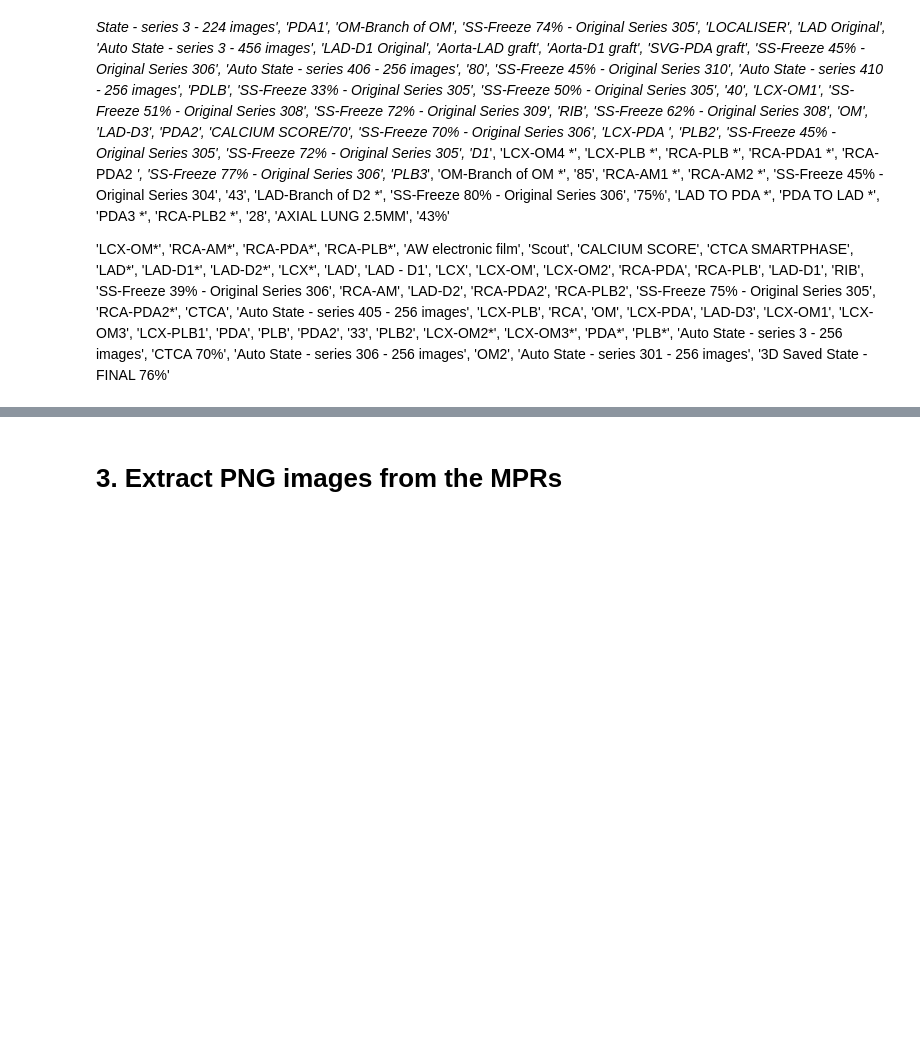
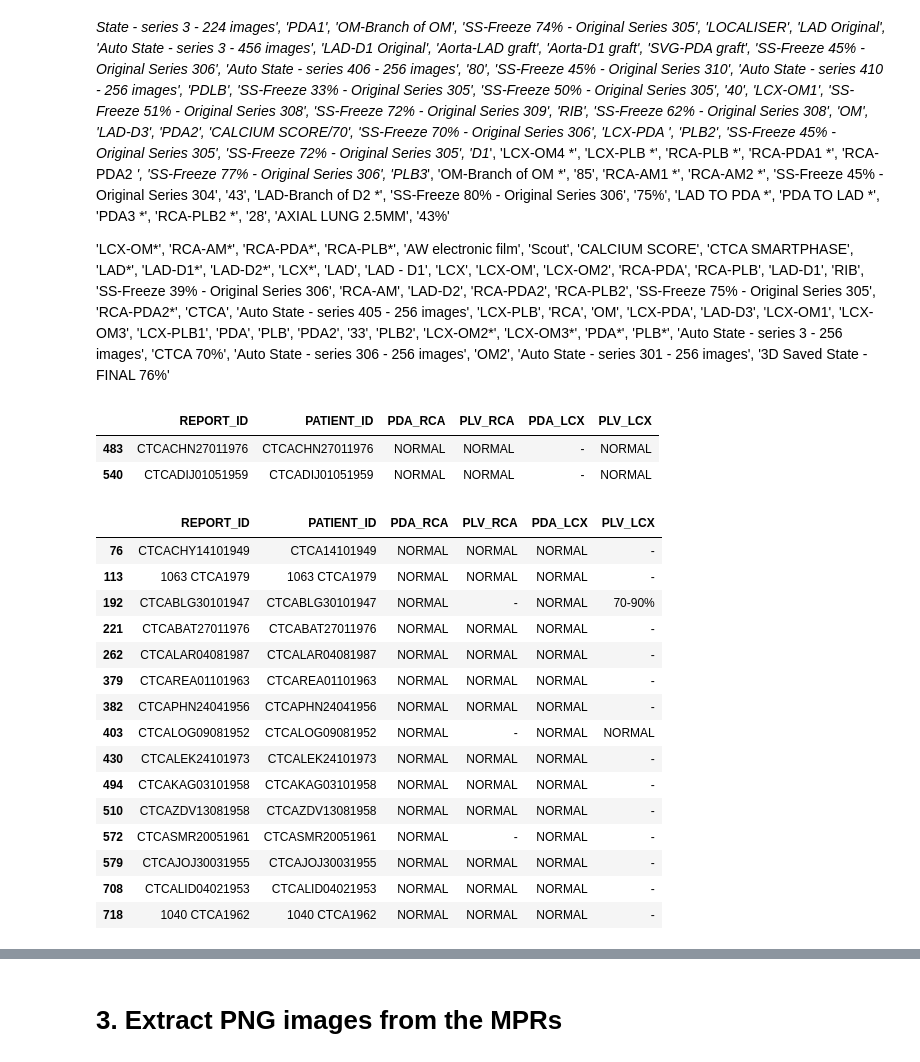
Before and after one commit to chrislee2012/CoronaryArteryStenosLevelClassification, a Jupyter notebook: notebooks/get_dataset_whole_process.ipynb, the cells around one changed output, grey strips where cells are left out. Cells and saved outputs as stored; diff of their text form; code cells hidden in the pictures; blank space fills up the shorter version.

```diff
--- a/notebooks/get_dataset_whole_process.ipynb
+++ b/notebooks/get_dataset_whole_process.ipynb
@@ -231,0 +248,33 @@ thrash, branch, aorta
+# %%
+PATH_TO_DATA = '/home/petryshak/CoronaryArteryPlaqueIdentification/data/all_branches/ONLY_MPR'
+PATH_TO_SAVE = r'D:\test\only_mprs'
+
+df2 = pd.read_excel('ExtractLabels/lad_rca_lcx.xlsx')
+
+df2.drop(['Unnamed: 0', 'LAD', 'D-1', 'D-2', 'D-3','RCA', 'LCX', 'OM', 'OM-1', 'OM-2', 'OM-3'],
+         axis=1, inplace=True)
+# %%
+df2[(df2.PLV_RCA != '-') &(df2.PLV_LCX !='-')]
+# %% [output]
+|  | REPORT_ID | PATIENT_ID | PDA_RCA | PLV_RCA | PDA_LCX | PLV_LCX |
+| 483 | CTCACHN27011976 | CTCACHN27011976 | NORMAL | NORMAL | - | NORMAL |
+| 540 | CTCADIJ01051959 | CTCADIJ01051959 | NORMAL | NORMAL | - | NORMAL |
+# %%
+df2[(df2.PDA_RCA != '-') &(df2.PDA_LCX !='-')]
+# %% [output]
+|  | REPORT_ID | PATIENT_ID | PDA_RCA | PLV_RCA | PDA_LCX | PLV_LCX |
+| 76 | CTCACHY14101949 | CTCA14101949 | NORMAL | NORMAL | NORMAL | - |
+| 113 | 1063 CTCA1979 | 1063 CTCA1979 | NORMAL | NORMAL | NORMAL | - |
+| 192 | CTCABLG30101947 | CTCABLG30101947 | NORMAL | - | NORMAL | 70-90% |
+| 221 | CTCABAT27011976 | CTCABAT27011976 | NORMAL | NORMAL | NORMAL | - |
+| 262 | CTCALAR04081987 | CTCALAR04081987 | NORMAL | NORMAL | NORMAL | - |
+| 379 | CTCAREA01101963 | CTCAREA01101963 | NORMAL | NORMAL | NORMAL | - |
+| 382 | CTCAPHN24041956 | CTCAPHN24041956 | NORMAL | NORMAL | NORMAL | - |
+| 403 | CTCALOG09081952 | CTCALOG09081952 | NORMAL | - | NORMAL | NORMAL |
+| 430 | CTCALEK24101973 | CTCALEK24101973 | NORMAL | NORMAL | NORMAL | - |
+| 494 | CTCAKAG03101958 | CTCAKAG03101958 | NORMAL | NORMAL | NORMAL | - |
+| 510 | CTCAZDV13081958 | CTCAZDV13081958 | NORMAL | NORMAL | NORMAL | - |
+| 572 | CTCASMR20051961 | CTCASMR20051961 | NORMAL | - | NORMAL | - |
+| 579 | CTCAJOJ30031955 | CTCAJOJ30031955 | NORMAL | NORMAL | NORMAL | - |
+| 708 | CTCALID04021953 | CTCALID04021953 | NORMAL | NORMAL | NORMAL | - |
+| 718 | 1040 CTCA1962 | 1040 CTCA1962 | NORMAL | NORMAL | NORMAL | - |
```
Also changed, not shown: parts of 37 cells of this notebook, 1 other file.
